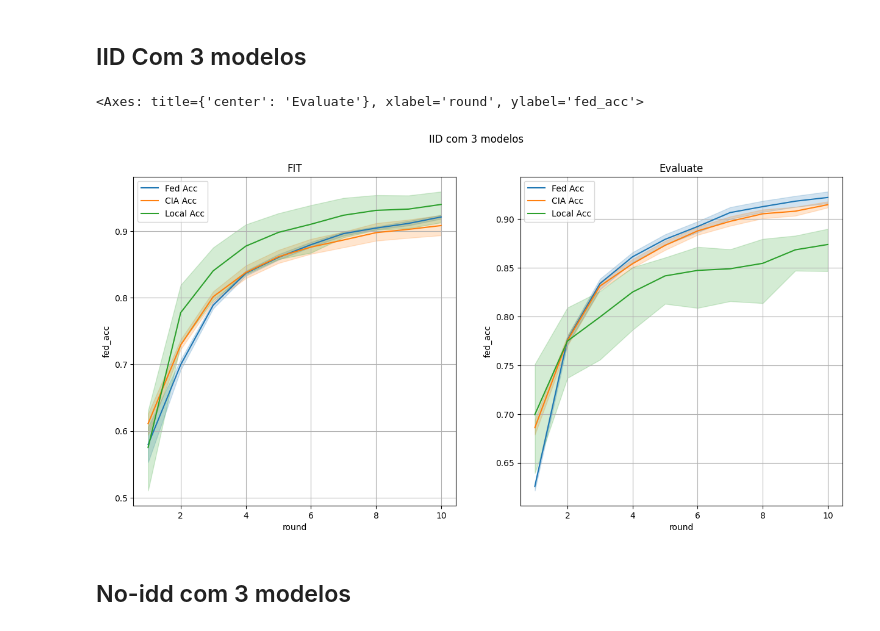
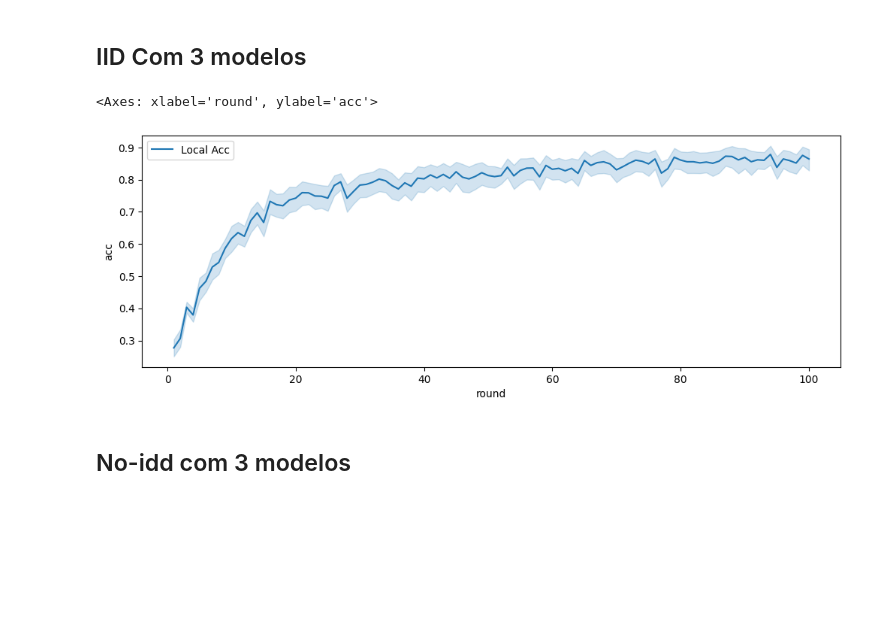
Before and after one commit to rafaeloj/LetsFed, a Jupyter notebook: plot.ipynb, the cells around one changed output. Drawn from its saved outputs; the diff is of its cells as text; code cells hidden in the pictures; blank space fills up the shorter version.

```diff
--- a/plot.ipynb
+++ b/plot.ipynb
@@ -135,31 +135,15 @@ sns.lineplot(x='round', y='local_acc', data=df_test, ax=ax[1], label='Local Acc'
 ## Com somente 2 clientes da federação
 # %% [markdown]
 ## IID Com 3 modelos
-# %%
-df_train = pd.read_csv('all-cases/iid-train.csv', names=['cid', 'fed_acc', 'cia_acc', 'local_acc', "participate", 'round'])
-df_test  = pd.read_csv('all-cases/iid-eval.csv', names=['cid', 'fed_acc', 'cia_acc', 'local_acc', "participate", 'round'])
-
-# df_train['round'] = df_train.index//10
-# df_test['round']  = df_test.index//10
-
-fig, ax = plt.subplots(1, 2, figsize=(15, 7))
-plt.suptitle("IID com 3 modelos")
-
-ax[0].set_title("FIT")
-ax[1].set_title("Evaluate")
-
-ax[0].grid(True)
-ax[1].grid(True)
-sns.lineplot(x='round', y='fed_acc', data=df_train, ax=ax[0], label='Fed Acc')
-sns.lineplot(x='round', y='cia_acc', data=df_train, ax=ax[0], label='CIA Acc')
-sns.lineplot(x='round', y='local_acc', data=df_train, ax=ax[0], label='Local Acc')
-
-sns.lineplot(x='round', y='fed_acc', data=df_test, ax=ax[1], label='Fed Acc')
-sns.lineplot(x='round', y='cia_acc', data=df_test, ax=ax[1], label='CIA Acc')
-sns.lineplot(x='round', y='local_acc', data=df_test, ax=ax[1], label='Local Acc')
-# %% [output]
-<Axes: title={'center': 'Evaluate'}, xlabel='round', ylabel='fed_acc'>
-[figure, removed]
+# %%
+df_test  = pd.read_csv('logs/random/MNIST/50/engaged_0.25/dirichlet_0.1/c-eval.csv', names=['round', 'cid', 'acc', 'loss', 'engaged', 'selected'])
+
+fig, ax = plt.subplots(figsize=(12, 4))
+
+sns.lineplot(x='round', y='acc', data=df_test, ax=ax, label='Local Acc')
+# %% [output]
+<Axes: xlabel='round', ylabel='acc'>
+[figure, added]
 # %% [markdown]
 ## No-idd com 3 modelos
 # %%
```
Also changed, not shown: parts of 5 cells of this notebook, 21 other files.
